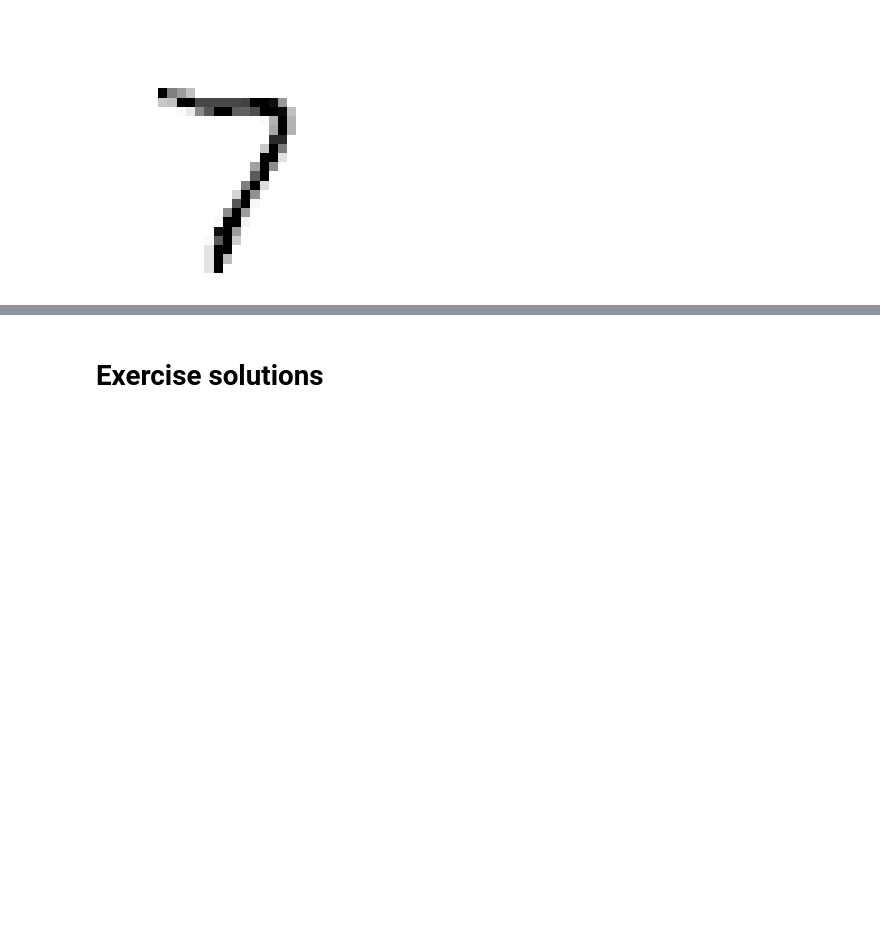
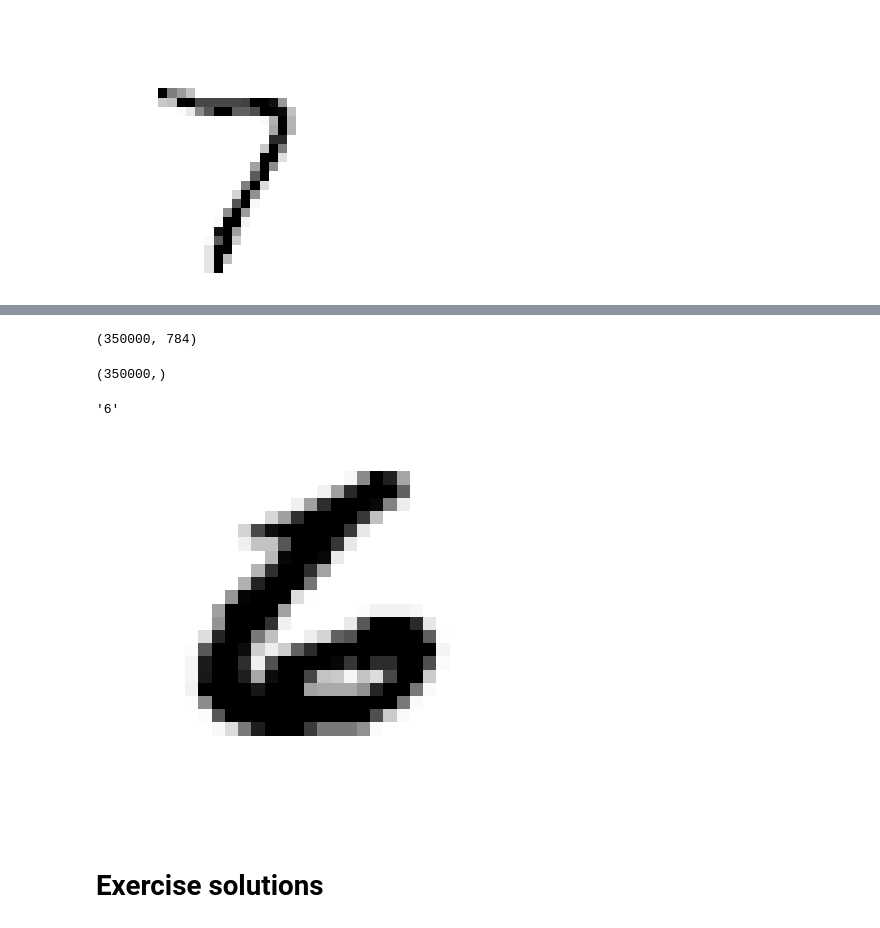
Before and after one commit to ElliotKetchup/handson-ml3, a Jupyter notebook: 03_classification.ipynb, the cells around one changed output, grey strips where cells are left out. Cells and saved outputs as stored; diff of their text form; code cells hidden in the pictures; blank space fills up the shorter version.

```diff
--- a/03_classification.ipynb
+++ b/03_classification.ipynb
@@ -722,3 +794,20 @@ plt.show()
+# %%
+new_X = np.concatenate((X, res_up, res_down, res_left, res_right))
+# %%
+new_X.shape
+# %% [output]
+(350000, 784)
+# %%
+new_y = np.concatenate((y, y, y, y, y))
+new_y.shape
+# %% [output]
+(350000,)
+# %%
+plot_digit(new_X[349999])
+new_y[349999]
+# %% [output]
+'6'
+[figure, added]
 # %% [markdown]
 # Exercise solutions
 # %% [markdown]
```
Also changed, not shown: parts of 13 cells of this notebook.
